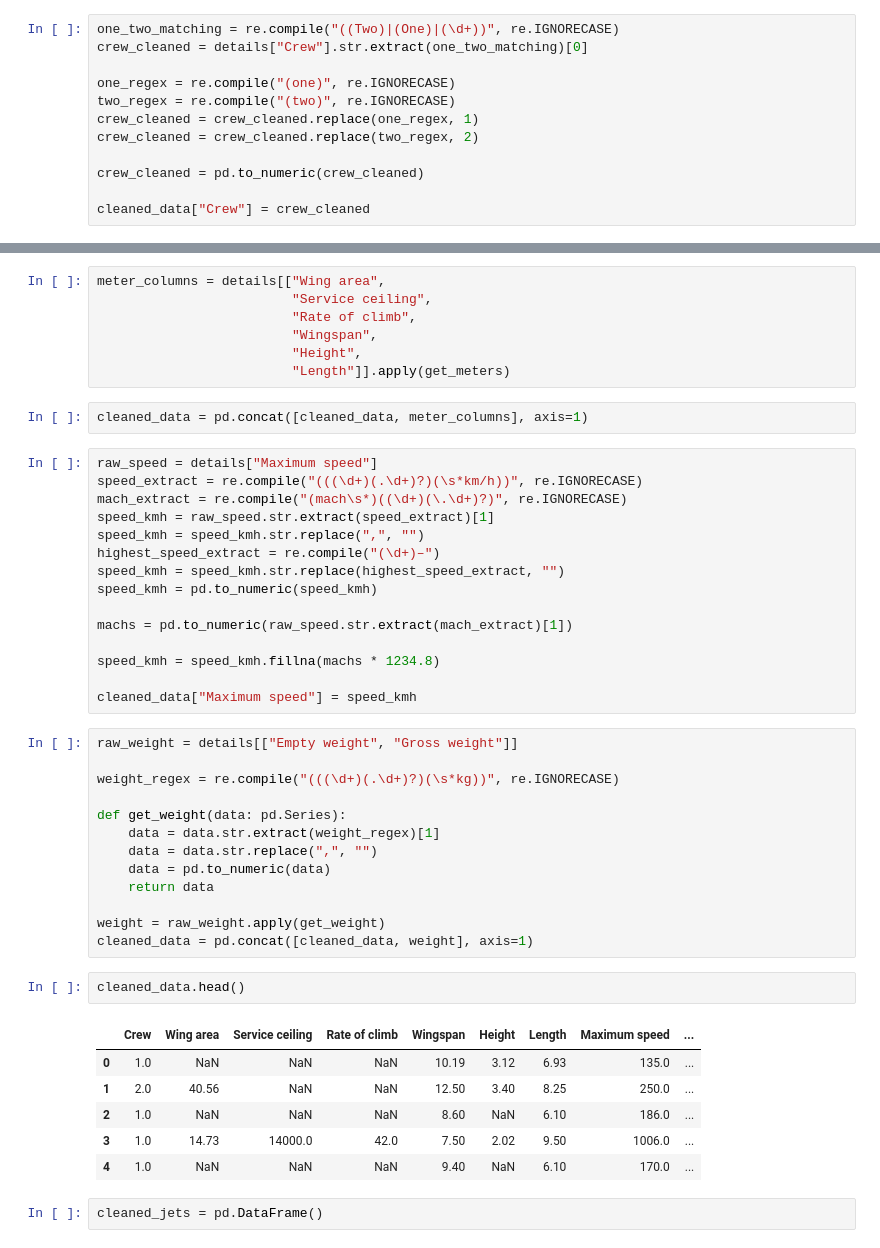
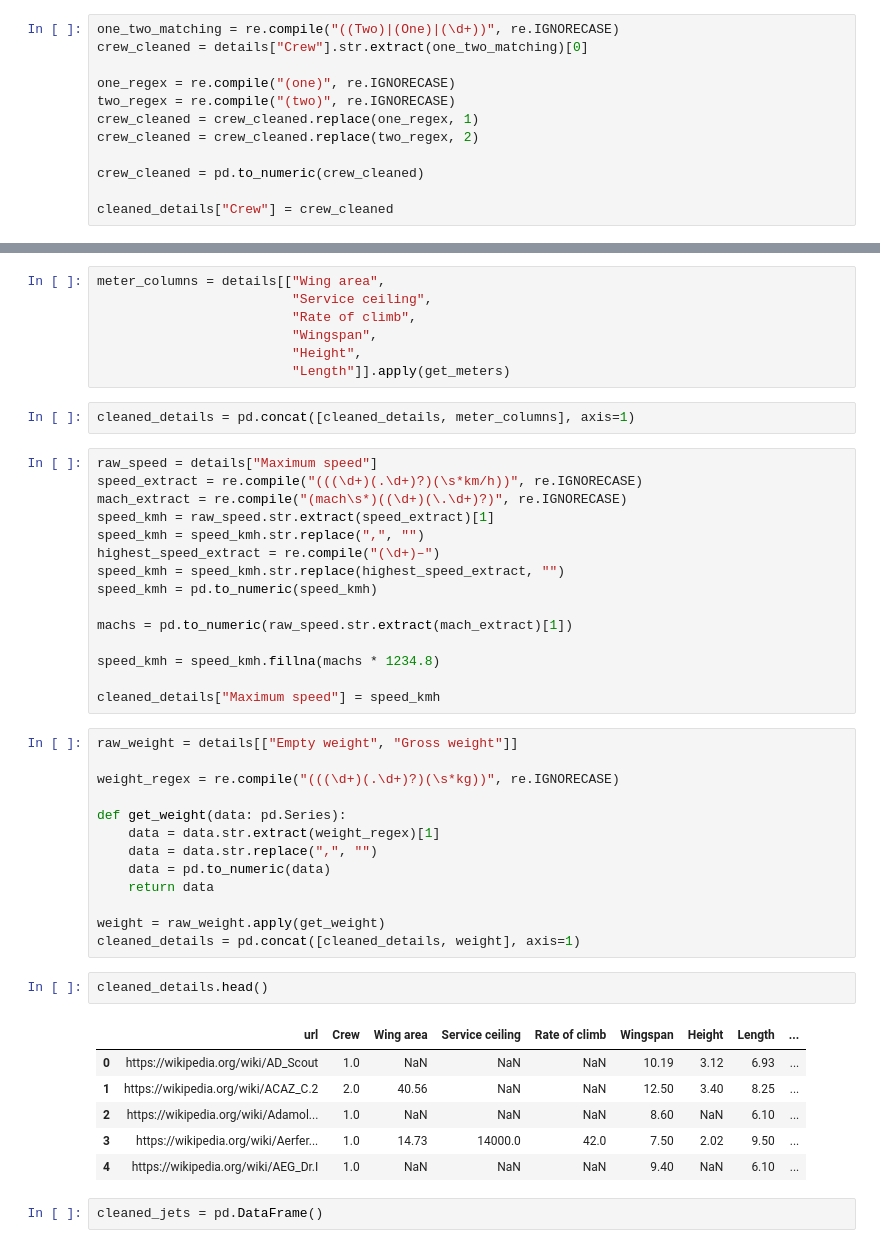
Before and after one commit to raymond-devries/jet-scraping, a Jupyter notebook: explore.ipynb, the cells around one changed output, grey strips where cells are left out. Cells and saved outputs as stored; diff of their text form.

```diff
--- a/explore.ipynb
+++ b/explore.ipynb
@@ -49,7 +51,7 @@ crew_cleaned = crew_cleaned.replace(two_regex, 2)
 
 crew_cleaned = pd.to_numeric(crew_cleaned)
 
-cleaned_data["Crew"] = crew_cleaned
+cleaned_details["Crew"] = crew_cleaned
 # %%
 meter_regex = re.compile("(((\d+)?.?(\d+))(\s*m))", re.IGNORECASE)
 
@@ -67,7 +69,7 @@ meter_columns = details[["Wing area",
                          "Height",
                          "Length"]].apply(get_meters)
 # %%
-cleaned_data = pd.concat([cleaned_data, meter_columns], axis=1)
+cleaned_details = pd.concat([cleaned_details, meter_columns], axis=1)
 # %%
 raw_speed = details["Maximum speed"]
 speed_extract = re.compile("(((\d+)(.\d+)?)(\s*km/h))", re.IGNORECASE)
@@ -82,7 +84,7 @@ machs = pd.to_numeric(raw_speed.str.extract(mach_extract)[1])
 
 speed_kmh = speed_kmh.fillna(machs * 1234.8)
 
-cleaned_data["Maximum speed"] = speed_kmh
+cleaned_details["Maximum speed"] = speed_kmh
 # %%
 raw_weight = details[["Empty weight", "Gross weight"]]
 
@@ -95,16 +97,16 @@ def get_weight(data: pd.Series):
     return data
 
 weight = raw_weight.apply(get_weight)
-cleaned_data = pd.concat([cleaned_data, weight], axis=1)
+cleaned_details = pd.concat([cleaned_details, weight], axis=1)
 # %%
-cleaned_data.head()
+cleaned_details.head()
 # %% [output]
-|  | Crew | Wing area | Service ceiling | Rate of climb | Wingspan | Height | Length | Maximum speed | ... |
-| 0 | 1.0 | NaN | NaN | NaN | 10.19 | 3.12 | 6.93 | 135.0 | ... |
-| 1 | 2.0 | 40.56 | NaN | NaN | 12.50 | 3.40 | 8.25 | 250.0 | ... |
-| 2 | 1.0 | NaN | NaN | NaN | 8.60 | NaN | 6.10 | 186.0 | ... |
-| 3 | 1.0 | 14.73 | 14000.0 | 42.0 | 7.50 | 2.02 | 9.50 | 1006.0 | ... |
-| 4 | 1.0 | NaN | NaN | NaN | 9.40 | NaN | 6.10 | 170.0 | ... |
+|  | url | Crew | Wing area | Service ceiling | Rate of climb | Wingspan | Height | Length | ... |
+| 0 | https://wikipedia.org/wiki/AD_Scout | 1.0 | NaN | NaN | NaN | 10.19 | 3.12 | 6.93 | ... |
+| 1 | https://wikipedia.org/wiki/ACAZ_C.2 | 2.0 | 40.56 | NaN | NaN | 12.50 | 3.40 | 8.25 | ... |
+| 2 | https://wikipedia.org/wiki/Adamol... | 1.0 | NaN | NaN | NaN | 8.60 | NaN | 6.10 | ... |
+| 3 | https://wikipedia.org/wiki/Aerfer... | 1.0 | 14.73 | 14000.0 | 42.0 | 7.50 | 2.02 | 9.50 | ... |
+| 4 | https://wikipedia.org/wiki/AEG_Dr.I | 1.0 | NaN | NaN | NaN | 9.40 | NaN | 6.10 | ... |
 # %%
 cleaned_jets = pd.DataFrame()
 # %%
```
Also changed, not shown: parts of 10 cells of this notebook, 1 other file.
